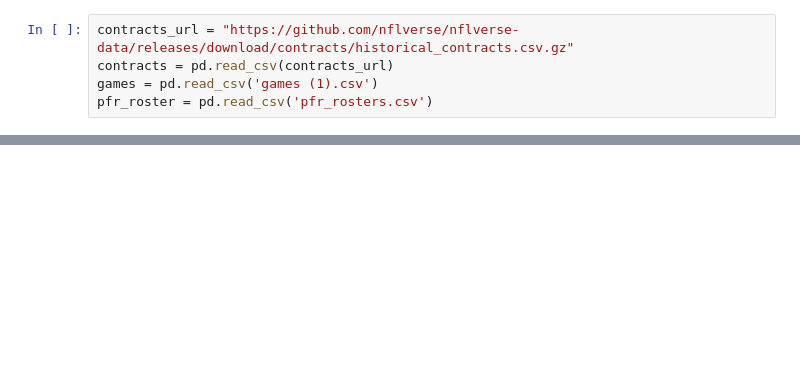
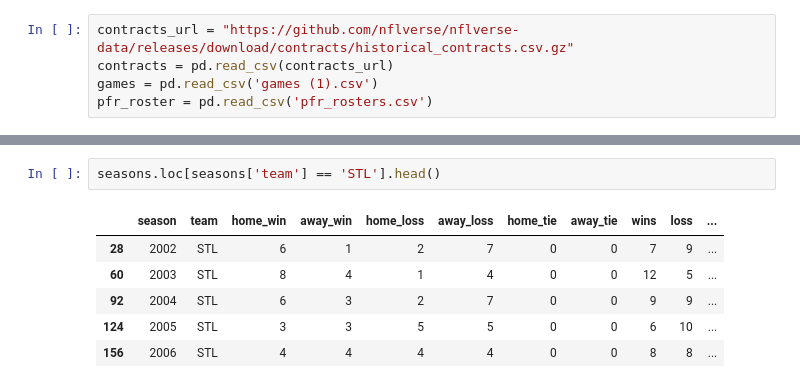
Before and after one commit to ShaneESchwartz/NFL-Team-Builder-Tool, a Jupyter notebook: TeamBuilder.ipynb, the cells around one changed output, grey strips where cells are left out. Saved outputs shown, nothing was run; the diff lists cells and outputs as text; blank space fills up the shorter version.

```diff
--- a/TeamBuilder.ipynb
+++ b/TeamBuilder.ipynb
@@ -164,0 +293,9 @@ seasons.tail()
+# %%
+seasons.loc[seasons['team'] == 'STL'].head()
+# %% [output]
+|  | season | team | home_win | away_win | home_loss | away_loss | home_tie | away_tie | wins | loss | ... |
+| 28 | 2002 | STL | 6 | 1 | 2 | 7 | 0 | 0 | 7 | 9 | ... |
+| 60 | 2003 | STL | 8 | 4 | 1 | 4 | 0 | 0 | 12 | 5 | ... |
+| 92 | 2004 | STL | 6 | 3 | 2 | 7 | 0 | 0 | 9 | 9 | ... |
+| 124 | 2005 | STL | 3 | 3 | 5 | 5 | 0 | 0 | 6 | 10 | ... |
+| 156 | 2006 | STL | 4 | 4 | 4 | 4 | 0 | 0 | 8 | 8 | ... |
```
Also changed, not shown: parts of 17 cells of this notebook.
